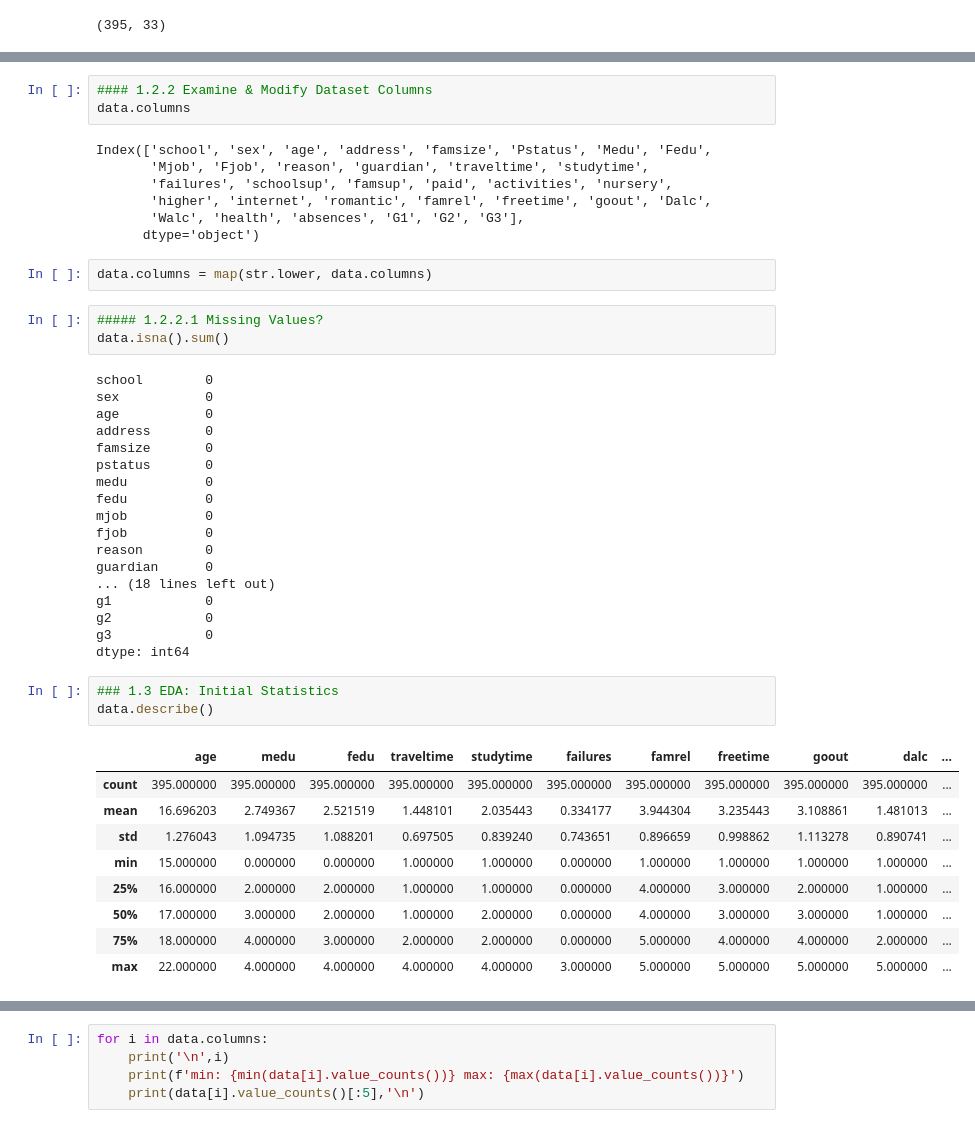
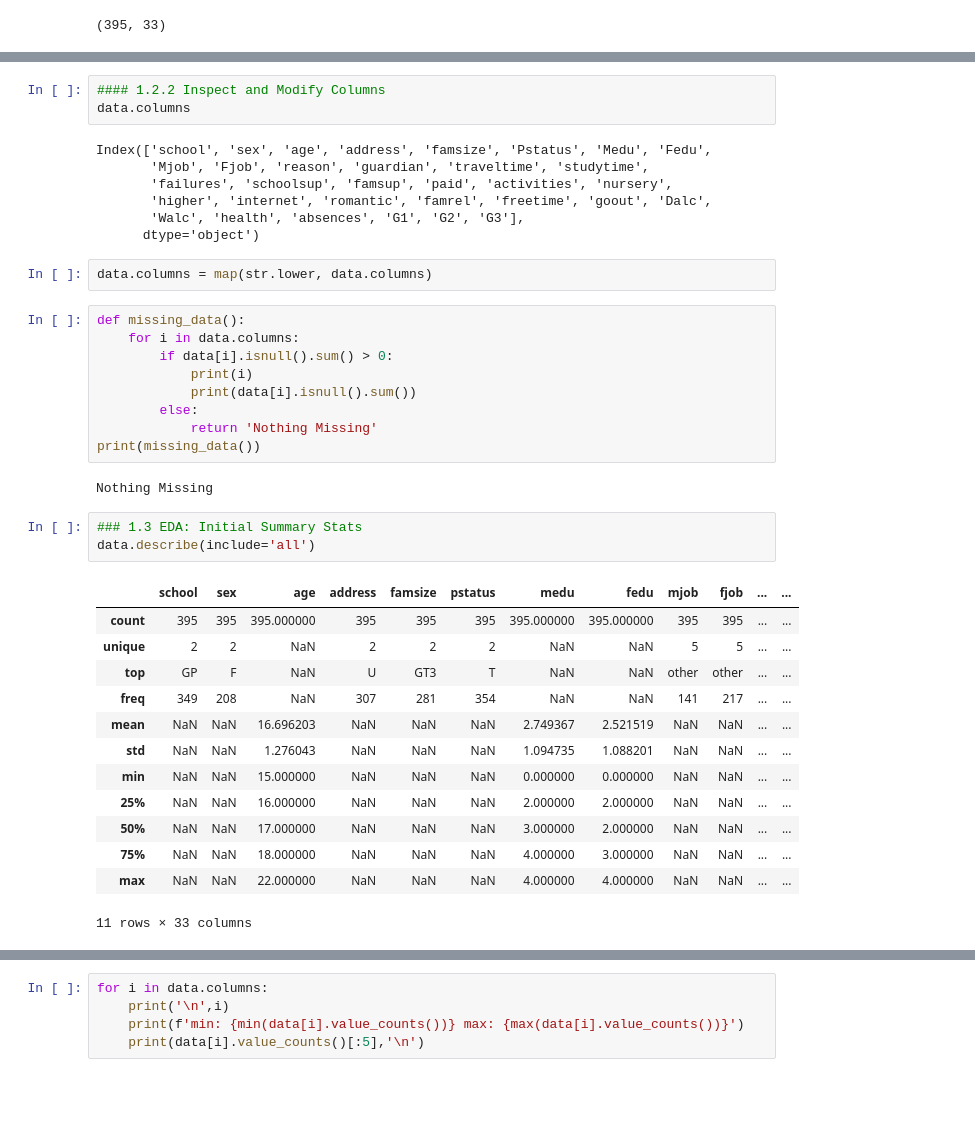
Before and after one commit to 333Kenji/StudentSuccess-LinReg, a Jupyter notebook: Notebooks/LogReg_StudentSucess.ipynb, the cells around one changed output, grey strips where cells are left out. Drawn from its saved outputs; the diff is of its cells as text; blank space fills up the shorter version.

```diff
--- a/Notebooks/LogReg_StudentSucess.ipynb
+++ b/Notebooks/LogReg_StudentSucess.ipynb
@@ -55,5 +86,5 @@ data.shape
 # %%
-#### 1.2.2 Examine & Modify Dataset Columns
+#### 1.2.2 Inspect and Modify Columns
 data.columns
 # %% [output]
 Index(['school', 'sex', 'age', 'address', 'famsize', 'Pstatus', 'Medu', 'Fedu',
@@ -65,36 +96,30 @@ Index(['school', 'sex', 'age', 'address', 'famsize', 'Pstatus', 'Medu', 'Fedu',
 # %%
 data.columns = map(str.lower, data.columns)
 # %%
-##### 1.2.2.1 Missing Values?
-data.isna().sum()
+def missing_data():
+    for i in data.columns:
+        if data[i].isnull().sum() > 0:
+            print(i)
+            print(data[i].isnull().sum())
+        else:
+            return 'Nothing Missing'
+print(missing_data())
 # %% [output]
-school        0
-sex           0
-age           0
-address       0
-famsize       0
-pstatus       0
-medu          0
-fedu          0
-mjob          0
-fjob          0
-reason        0
-guardian      0
-... (18 lines left out)
-g1            0
-g2            0
-g3            0
-dtype: int64
+Nothing Missing
 # %%
-### 1.3 EDA: Initial Statistics
-data.describe()
+### 1.3 EDA: Initial Summary Stats
+data.describe(include='all')
 # %% [output]
-|  | age | medu | fedu | traveltime | studytime | failures | famrel | freetime | goout | dalc | ... |
-| count | 395.000000 | 395.000000 | 395.000000 | 395.000000 | 395.000000 | 395.000000 | 395.000000 | 395.000000 | 395.000000 | 395.000000 | ... |
-| mean | 16.696203 | 2.749367 | 2.521519 | 1.448101 | 2.035443 | 0.334177 | 3.944304 | 3.235443 | 3.108861 | 1.481013 | ... |
-| std | 1.276043 | 1.094735 | 1.088201 | 0.697505 | 0.839240 | 0.743651 | 0.896659 | 0.998862 | 1.113278 | 0.890741 | ... |
-| min | 15.000000 | 0.000000 | 0.000000 | 1.000000 | 1.000000 | 0.000000 | 1.000000 | 1.000000 | 1.000000 | 1.000000 | ... |
-| 25% | 16.000000 | 2.000000 | 2.000000 | 1.000000 | 1.000000 | 0.000000 | 4.000000 | 3.000000 | 2.000000 | 1.000000 | ... |
-| 50% | 17.000000 | 3.000000 | 2.000000 | 1.000000 | 2.000000 | 0.000000 | 4.000000 | 3.000000 | 3.000000 | 1.000000 | ... |
-| 75% | 18.000000 | 4.000000 | 3.000000 | 2.000000 | 2.000000 | 0.000000 | 5.000000 | 4.000000 | 4.000000 | 2.000000 | ... |
-| max | 22.000000 | 4.000000 | 4.000000 | 4.000000 | 4.000000 | 3.000000 | 5.000000 | 5.000000 | 5.000000 | 5.000000 | ... |
+|  | school | sex | age | address | famsize | pstatus | medu | fedu | mjob | fjob | ... | ... |
+| count | 395 | 395 | 395.000000 | 395 | 395 | 395 | 395.000000 | 395.000000 | 395 | 395 | ... | ... |
+| unique | 2 | 2 | NaN | 2 | 2 | 2 | NaN | NaN | 5 | 5 | ... | ... |
+| top | GP | F | NaN | U | GT3 | T | NaN | NaN | other | other | ... | ... |
+| freq | 349 | 208 | NaN | 307 | 281 | 354 | NaN | NaN | 141 | 217 | ... | ... |
+| mean | NaN | NaN | 16.696203 | NaN | NaN | NaN | 2.749367 | 2.521519 | NaN | NaN | ... | ... |
+| std | NaN | NaN | 1.276043 | NaN | NaN | NaN | 1.094735 | 1.088201 | NaN | NaN | ... | ... |
+| min | NaN | NaN | 15.000000 | NaN | NaN | NaN | 0.000000 | 0.000000 | NaN | NaN | ... | ... |
+| 25% | NaN | NaN | 16.000000 | NaN | NaN | NaN | 2.000000 | 2.000000 | NaN | NaN | ... | ... |
+| 50% | NaN | NaN | 17.000000 | NaN | NaN | NaN | 3.000000 | 2.000000 | NaN | NaN | ... | ... |
+| 75% | NaN | NaN | 18.000000 | NaN | NaN | NaN | 4.000000 | 3.000000 | NaN | NaN | ... | ... |
+| max | NaN | NaN | 22.000000 | NaN | NaN | NaN | 4.000000 | 4.000000 | NaN | NaN | ... | ... |
+11 rows × 33 columns
```
Also changed, not shown: parts of 26 cells of this notebook.
